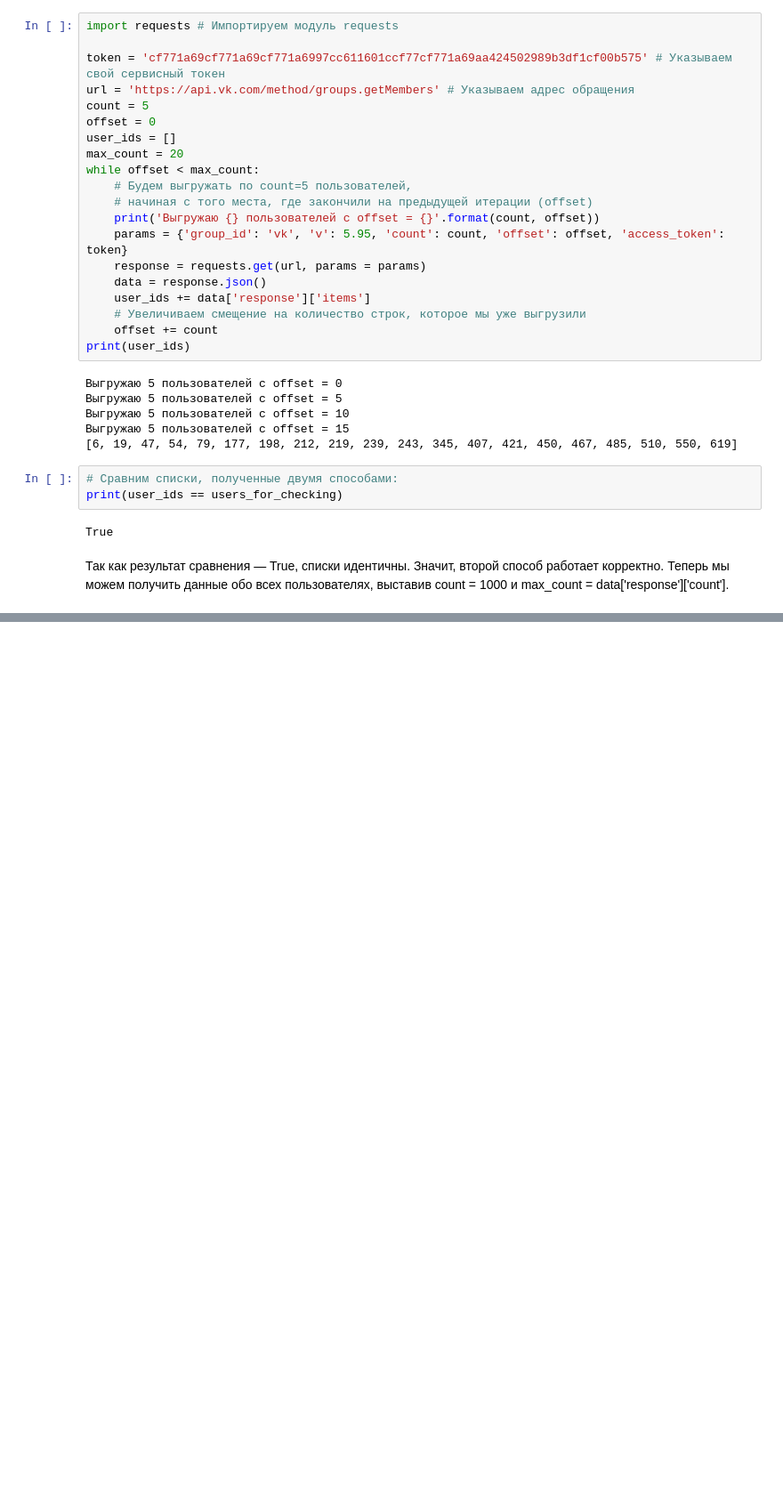
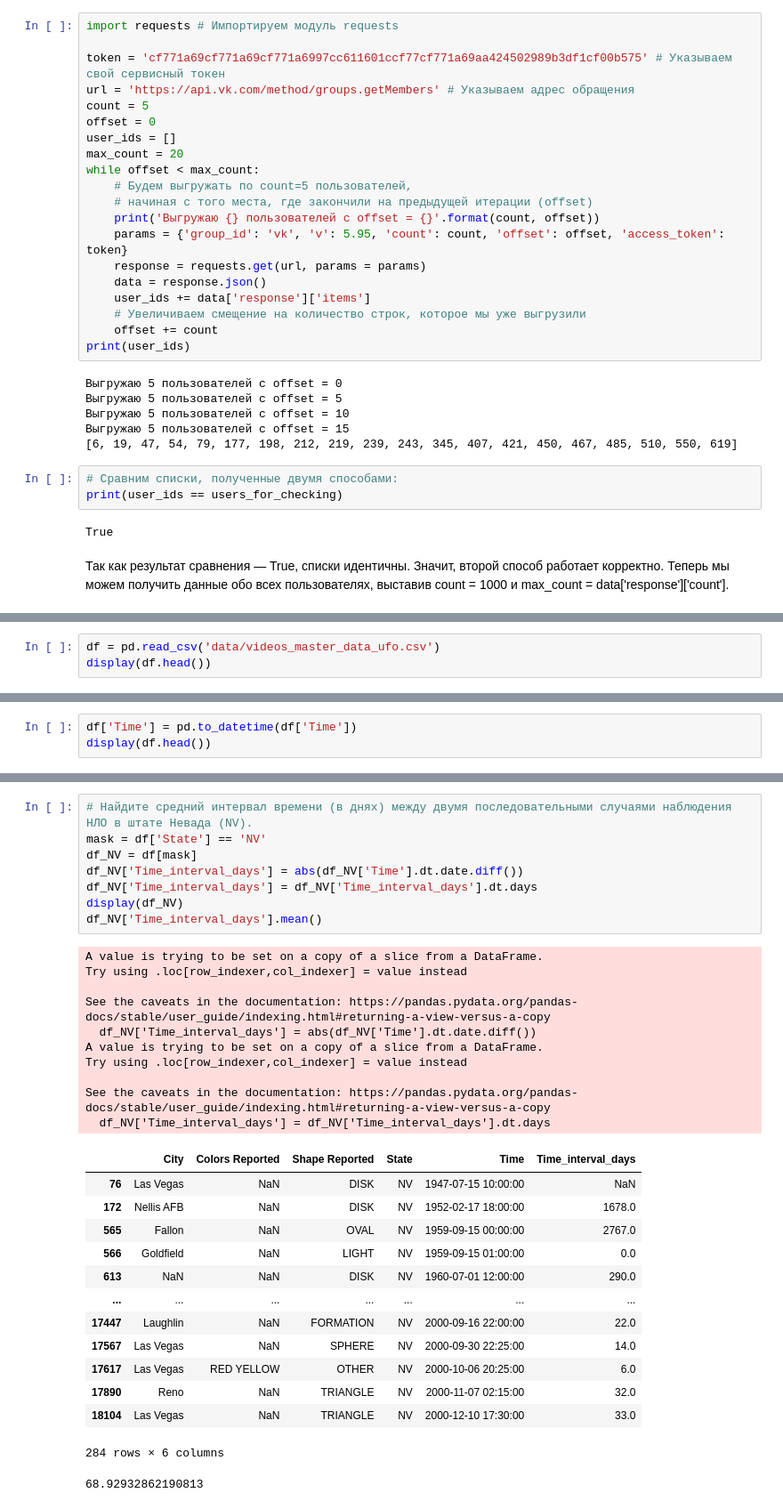
Before and after one commit to UsilaDobry/SF_Python, a Jupyter notebook: Основы Python.ipynb, the cells around one changed output, grey strips where cells are left out. Shown at 89% size. Saved outputs shown, nothing was run; the diff lists cells and outputs as text; blank space fills up the shorter version.

```diff
--- a/Основы Python.ipynb
+++ b/Основы Python.ipynb
@@ -3181,0 +3913,3 @@ True
+# %%
+df = pd.read_csv('data/videos_master_data_ufo.csv')
+display(df.head())
@@ -3181,0 +3923,3 @@ True
+# %%
+df['Time'] = pd.to_datetime(df['Time'])
+display(df.head())
@@ -3181,0 +3950,33 @@ True
+# %%
+# Найдите средний интервал времени (в днях) между двумя последовательными случаями наблюдения НЛО в штате Невада (NV).
+mask = df['State'] == 'NV'
+df_NV = df[mask]
+df_NV['Time_interval_days'] = abs(df_NV['Time'].dt.date.diff())
+df_NV['Time_interval_days'] = df_NV['Time_interval_days'].dt.days
+display(df_NV)
+df_NV['Time_interval_days'].mean()
+# %% [output]
+A value is trying to be set on a copy of a slice from a DataFrame.
+Try using .loc[row_indexer,col_indexer] = value instead
+
+See the caveats in the documentation: https://pandas.pydata.org/pandas-docs/stable/user_guide/indexing.html#returning-a-view-versus-a-copy
+  df_NV['Time_interval_days'] = abs(df_NV['Time'].dt.date.diff())
+A value is trying to be set on a copy of a slice from a DataFrame.
+Try using .loc[row_indexer,col_indexer] = value instead
+
+See the caveats in the documentation: https://pandas.pydata.org/pandas-docs/stable/user_guide/indexing.html#returning-a-view-versus-a-copy
+  df_NV['Time_interval_days'] = df_NV['Time_interval_days'].dt.days
+|  | City | Colors Reported | Shape Reported | State | Time | Time_interval_days |
+| 76 | Las Vegas | NaN | DISK | NV | 1947-07-15 10:00:00 | NaN |
+| 172 | Nellis AFB | NaN | DISK | NV | 1952-02-17 18:00:00 | 1678.0 |
+| 565 | Fallon | NaN | OVAL | NV | 1959-09-15 00:00:00 | 2767.0 |
+| 566 | Goldfield | NaN | LIGHT | NV | 1959-09-15 01:00:00 | 0.0 |
+| 613 | NaN | NaN | DISK | NV | 1960-07-01 12:00:00 | 290.0 |
+| ... | ... | ... | ... | ... | ... | ... |
+| 17447 | Laughlin | NaN | FORMATION | NV | 2000-09-16 22:00:00 | 22.0 |
+| 17567 | Las Vegas | NaN | SPHERE | NV | 2000-09-30 22:25:00 | 14.0 |
+| 17617 | Las Vegas | RED YELLOW | OTHER | NV | 2000-10-06 20:25:00 | 6.0 |
+| 17890 | Reno | NaN | TRIANGLE | NV | 2000-11-07 02:15:00 | 32.0 |
+| 18104 | Las Vegas | NaN | TRIANGLE | NV | 2000-12-10 17:30:00 | 33.0 |
+284 rows × 6 columns
+68.92932862190813
```
Also changed, not shown: parts of 88 cells of this notebook, 1 other file.
